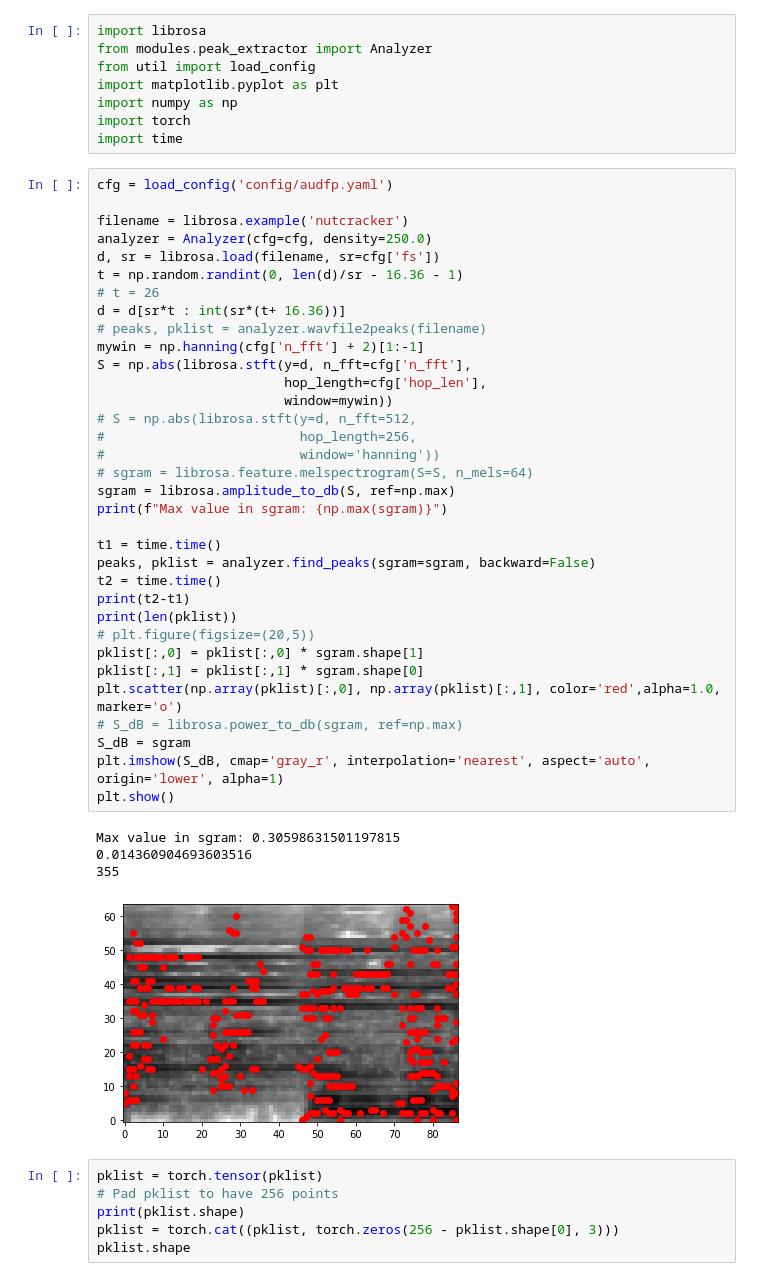
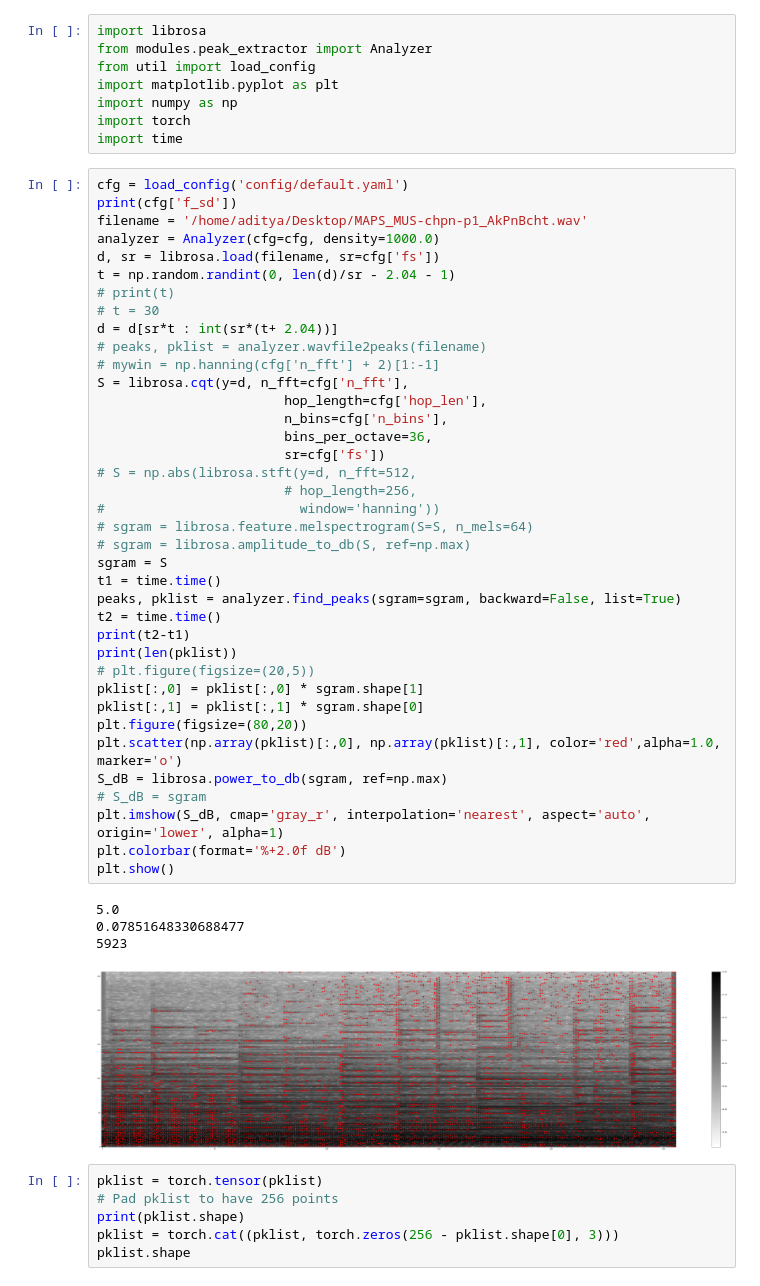
Before and after one commit to chymaera96/NeuralFingerPaint, a Jupyter notebook: demo.ipynb, the cells around one changed output. Drawn from its saved outputs; the diff is of its cells as text.

```diff
--- a/demo.ipynb
+++ b/demo.ipynb
@@ -7,44 +7,48 @@ import numpy as np
 import torch
 import time
 # %%
-cfg = load_config('config/audfp.yaml')
-
-filename = librosa.example('nutcracker')
-analyzer = Analyzer(cfg=cfg, density=250.0)
+cfg = load_config('config/default.yaml')
+print(cfg['f_sd'])
+filename = '/home/aditya/Desktop/MAPS_MUS-chpn-p1_AkPnBcht.wav'
+analyzer = Analyzer(cfg=cfg, density=1000.0)
 d, sr = librosa.load(filename, sr=cfg['fs'])
-t = np.random.randint(0, len(d)/sr - 16.36 - 1)
-# t = 26
-d = d[sr*t : int(sr*(t+ 16.36))]
+t = np.random.randint(0, len(d)/sr - 2.04 - 1)
+# print(t)
+# t = 30
+d = d[sr*t : int(sr*(t+ 2.04))]
 # peaks, pklist = analyzer.wavfile2peaks(filename)
-mywin = np.hanning(cfg['n_fft'] + 2)[1:-1]
-S = np.abs(librosa.stft(y=d, n_fft=cfg['n_fft'],
+# mywin = np.hanning(cfg['n_fft'] + 2)[1:-1]
+S = librosa.cqt(y=d, n_fft=cfg['n_fft'],
                         hop_length=cfg['hop_len'],
-                        window=mywin))
+                        n_bins=cfg['n_bins'],
+                        bins_per_octave=36,
+                        sr=cfg['fs'])
 # S = np.abs(librosa.stft(y=d, n_fft=512,
-#                         hop_length=256,
+                        # hop_length=256,
 #                         window='hanning'))
 # sgram = librosa.feature.melspectrogram(S=S, n_mels=64)
-sgram = librosa.amplitude_to_db(S, ref=np.max)
-print(f"Max value in sgram: {np.max(sgram)}")
-
+# sgram = librosa.amplitude_to_db(S, ref=np.max)
+sgram = S
 t1 = time.time()
-peaks, pklist = analyzer.find_peaks(sgram=sgram, backward=False)
+peaks, pklist = analyzer.find_peaks(sgram=sgram, backward=False, list=True)
 t2 = time.time()
 print(t2-t1)
 print(len(pklist))
 # plt.figure(figsize=(20,5))
 pklist[:,0] = pklist[:,0] * sgram.shape[1]
 pklist[:,1] = pklist[:,1] * sgram.shape[0]
+plt.figure(figsize=(80,20))
 plt.scatter(np.array(pklist)[:,0], np.array(pklist)[:,1], color='red',alpha=1.0, marker='o')
-# S_dB = librosa.power_to_db(sgram, ref=np.max)
-S_dB = sgram
+S_dB = librosa.power_to_db(sgram, ref=np.max)
+# S_dB = sgram
 plt.imshow(S_dB, cmap='gray_r', interpolation='nearest', aspect='auto', origin='lower', alpha=1)
+plt.colorbar(format='%+2.0f dB')
 plt.show()
 # %% [output]
-Max value in sgram: 0.30598631501197815
-0.014360904693603516
-355
+5.0
+0.07851648330688477
+5923
-[figure, old version]
+[figure, new version]
 # %%
 pklist = torch.tensor(pklist)
 # Pad pklist to have 256 points
```
